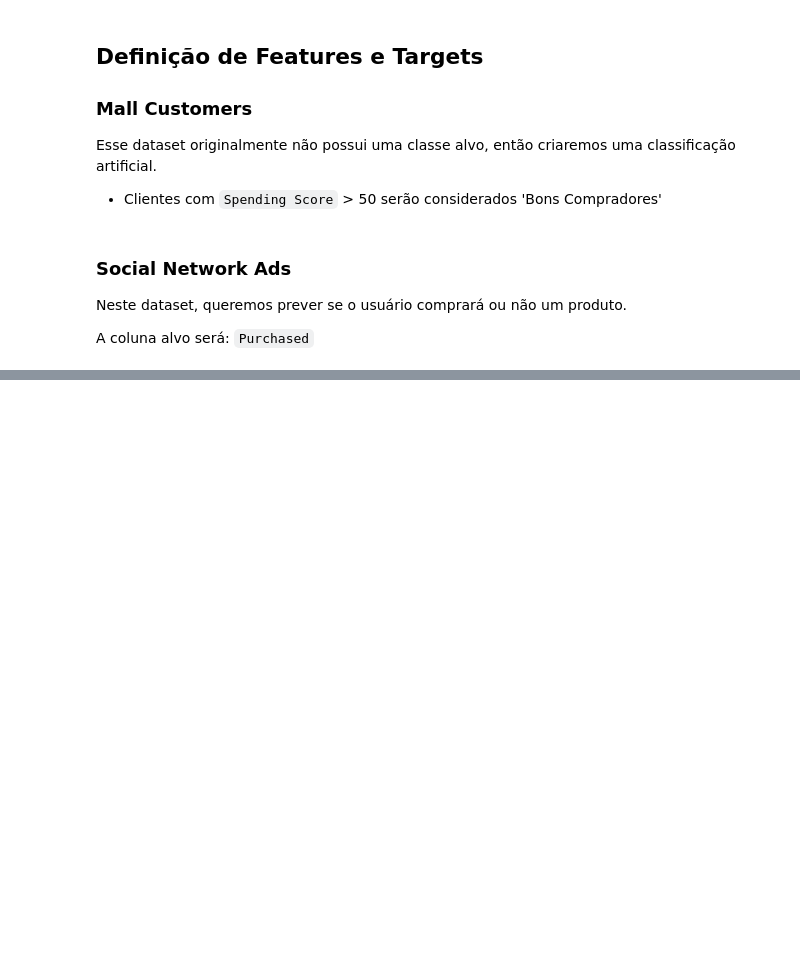
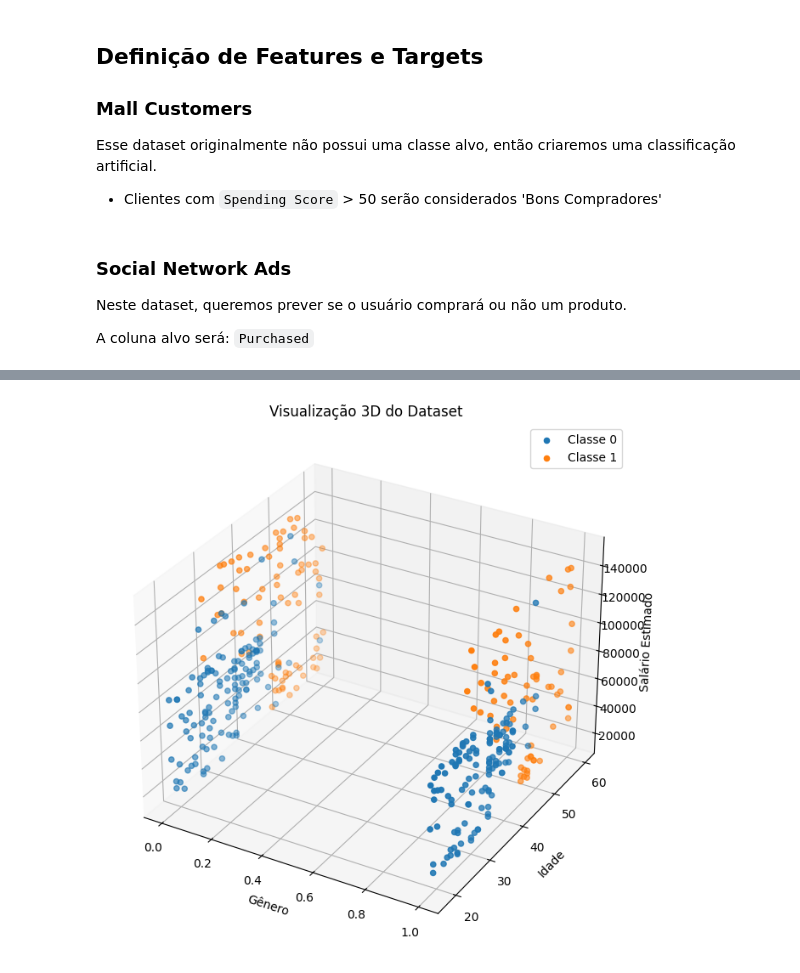
Before and after one commit to gustavo-m-xavier/knn-lab, a Jupyter notebook: notebooks/example.ipynb, the cells around one changed output, grey strips where cells are left out. Saved outputs shown, nothing was run; the diff lists cells and outputs as text; code cells hidden in the pictures; blank space fills up the shorter version.

Commit message:
feat: implement all calculation and exhibition with datasets

```diff
--- a/notebooks/example.ipynb
+++ b/notebooks/example.ipynb
@@ -144,0 +497,24 @@ y_social = social_df['Purchased'].values
+# %%
+fig = plt.figure(figsize=(10, 8))
+
+ax = fig.add_subplot(111, projection='3d')
+
+for label in np.unique(y_social):
+
+    ax.scatter(
+        X_social[y_social == label][:, 0],
+        X_social[y_social == label][:, 1],
+        X_social[y_social == label][:, 2],
+        label=f'Classe {label}'
+    )
+
+ax.set_xlabel('Gênero')
+ax.set_ylabel('Idade')
+ax.set_zlabel('Salário Estimado')
+
+ax.set_title('Visualização 3D do Dataset')
+
+plt.legend()
+plt.show()
+# %% [output]
+[figure, added]
```
Also changed, not shown: parts of 32 cells of this notebook.
